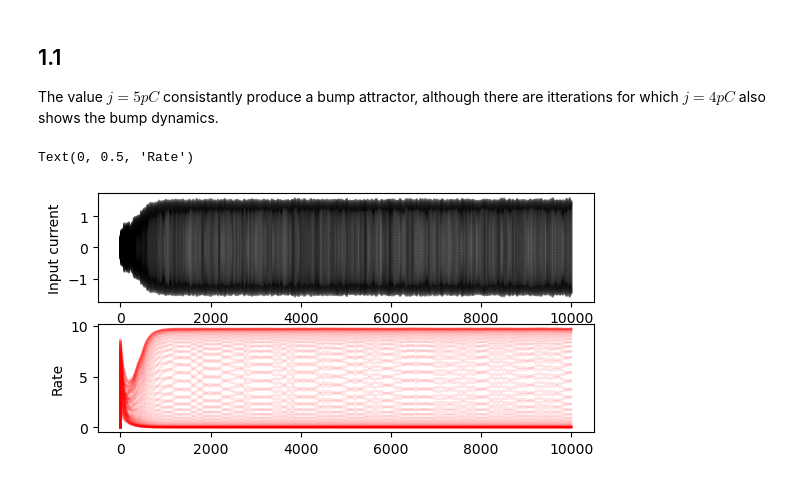
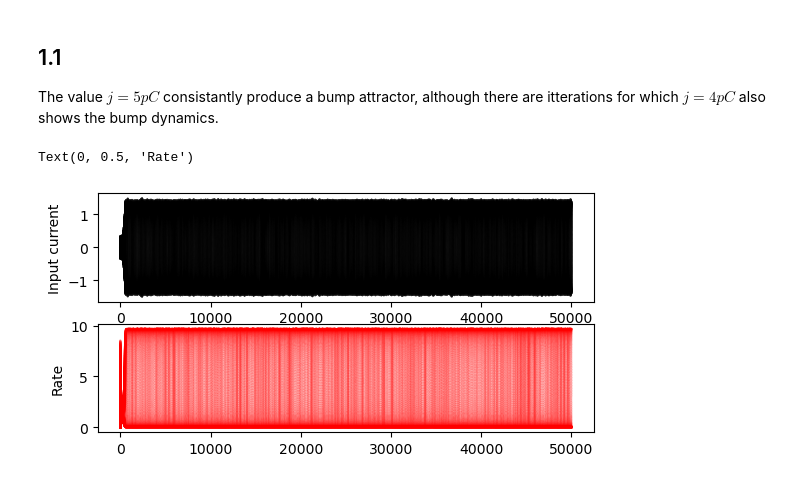
Before and after one commit to nosratullah/path_integration, a Jupyter notebook: attractors.ipynb, the cells around one changed output. Drawn from its saved outputs; the diff is of its cells as text; code cells hidden in the pictures.

```diff
--- a/attractors.ipynb
+++ b/attractors.ipynb
@@ -211,9 +211,9 @@ interactive(children=(FloatSlider(value=5.0, description='J', max=20.0), Output(
 ## 1.1
 The value $j=5 pC$ consistantly produce a bump attractor, although there are itterations for which $j=4 pC$ also shows the bump dynamics.
 # %%
-T = 1000 # ms
+T = 5000 # ms
 dt = .1 # ms
-N = 100
+N = 300
 X = np.linspace(0, 2 * np.pi, N)
 I = np.zeros((N, int(T/dt)))
 h = np.random.uniform(0, 1, (N, int(T/dt)))
@@ -228,31 +228,31 @@ rate = np.zeros((N, int(T/dt)))
 m_cos = 0
 m_sin = 0
 
 # spikes = np.random.binomial(1, np.ones(N) * dt, (N, int(T/dt)))
 # h = np.random.normal(0, 1, (N, int(T/dt)))
 for t in range(1, int(T/dt)):
     I[:, t] = J * (np.cos(X) * m_cos + np.sin(X) * m_sin)
     h[:, t] = h[:, t-1] + dt * dhdt(h[:, t-1], I[:, t-1], tau, R)
     rate[:, t] = r0 * transfer(h[:, t], alpha, beta)
     spikes[:, t] = np.random.binomial(1, rate[:, t] * dt)
     m_cos = np.mean(np.cos(X) * spikes[:, t])
     m_sin = np.mean(np.sin(X) * spikes[:, t])
 
 # figure = plt.figure(figsize=(10, 5))
 plt.subplot(311)
 plt.plot(I.T, color = 'black', alpha = .1)
 plt.ylabel('Input current')
 plt.subplot(312)
 plt.plot(rate.T, color = 'red', alpha = .1)
 plt.ylabel('Rate')
 # plt.subplot(313)
 # # plotting the spike raster
 # for n in range(N):
 #     spikes_n = np.where(spikes[n, :])[0]
 #     plt.vlines(spikes_n, n-.5e1, n+.5e1, color='black')
 # plt.xlabel('Time (ms)')
 # plt.ylabel('Neurons #')
 # plt.title('Spike raster')
 # %% [output]
 Text(0, 0.5, 'Rate')
-[figure, old version]
+[figure, new version]
```
Also changed, not shown: parts of 16 cells of this notebook.
